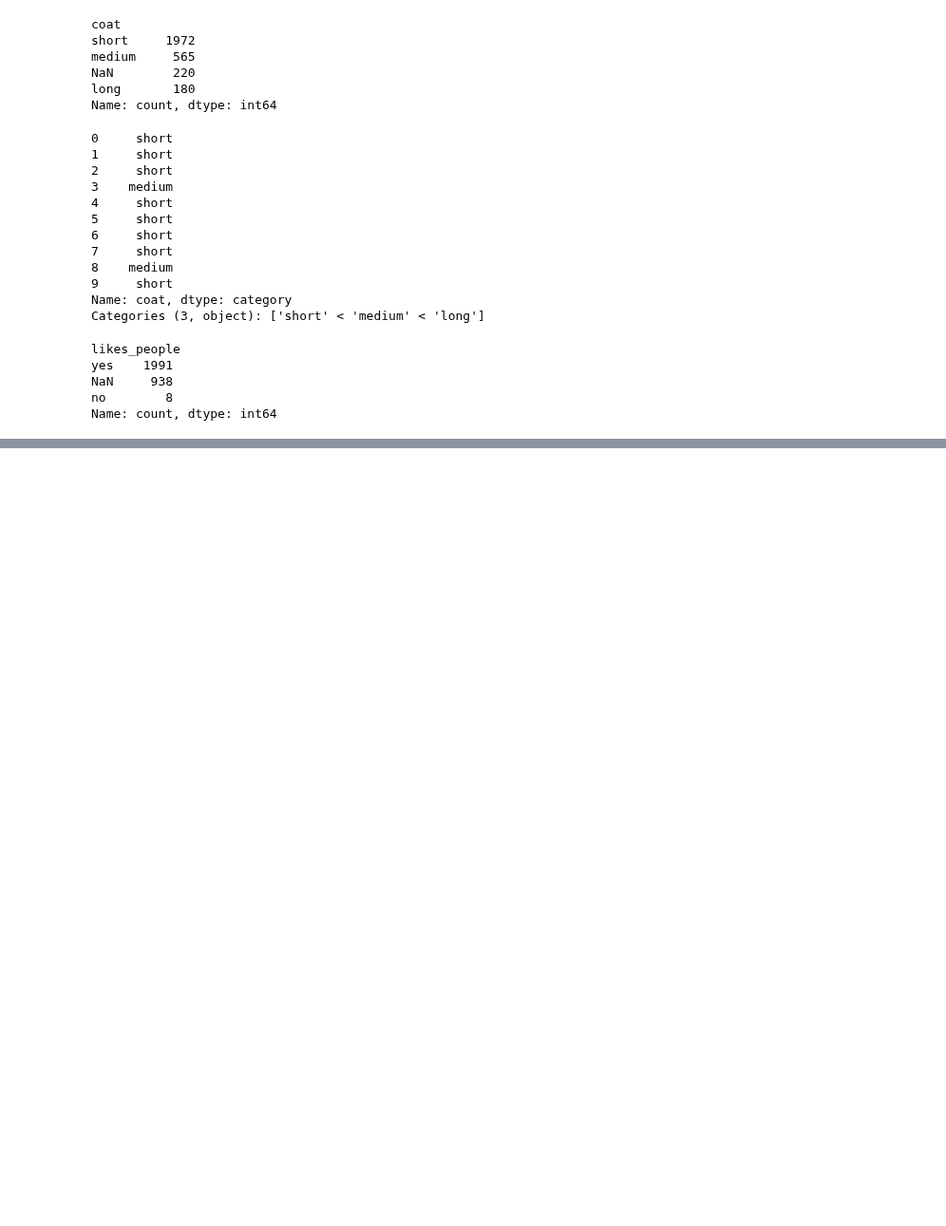
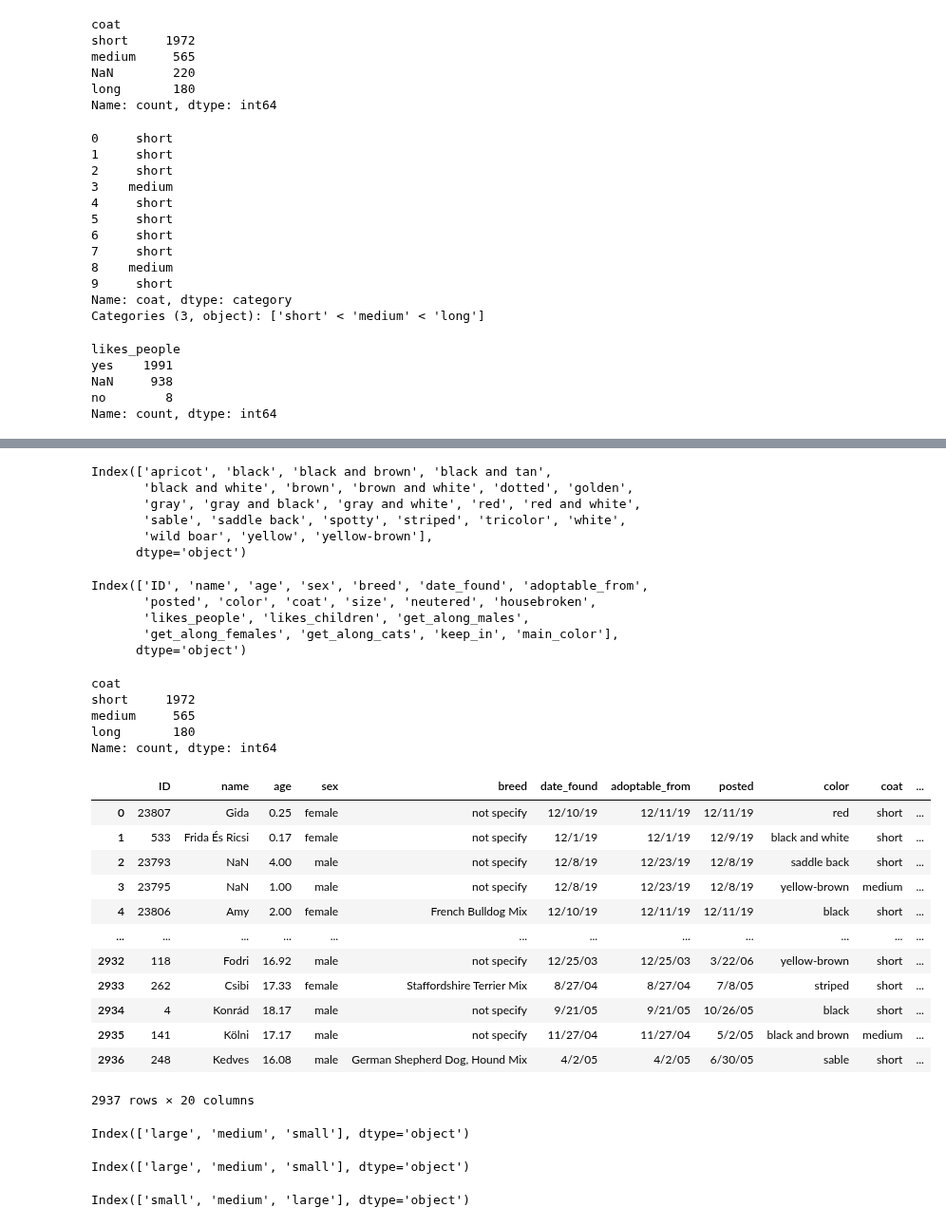
Before and after one commit to TeslimAdeyanju/studynote1-Python-for-Finance-Data-Science-My-Learning-Journey, a Jupyter notebook: python-datacamp/python_data_camp_note/11-Categorical Data Analysis/Chapter-11.ipynb, the cells around one changed output, grey strips where cells are left out. Shown at 95% size. Saved outputs shown, nothing was run; the diff lists cells and outputs as text; code cells hidden in the pictures; blank space fills up the shorter version.

```diff
--- a/python-datacamp/python_data_camp_note/11-Categorical Data Analysis/Chapter-11.ipynb
+++ b/python-datacamp/python_data_camp_note/11-Categorical Data Analysis/Chapter-11.ipynb
@@ -397,0 +497,3 @@ memory usage: 3.1 KB
+# %%
+# rename the catego
+dogs['breed']= dogs['breed'].cat.rename_categories(my_changes)
@@ -397,0 +537,2 @@ memory usage: 3.1 KB
+# %%
+dogs['color'] = dogs['color'].astype('category')
@@ -397,0 +548,59 @@ memory usage: 3.1 KB
+# %%
+dogs['color'].cat.categories
+# %% [output]
+Index(['apricot', 'black', 'black and brown', 'black and tan',
+       'black and white', 'brown', 'brown and white', 'dotted', 'golden',
+       'gray', 'gray and black', 'gray and white', 'red', 'red and white',
+       'sable', 'saddle back', 'spotty', 'striped', 'tricolor', 'white',
+       'wild boar', 'yellow', 'yellow-brown'],
+      dtype='object')
+# %%
+update_colors = { "black and brown": "black", "black and tan": "black", "black and white": "black", }
+# %%
+dogs["main_color"] = dogs["color"].replace(update_colors)
+# %%
+dogs.keys()
+# %% [output]
+Index(['ID', 'name', 'age', 'sex', 'breed', 'date_found', 'adoptable_from',
+       'posted', 'color', 'coat', 'size', 'neutered', 'housebroken',
+       'likes_people', 'likes_children', 'get_along_males',
+       'get_along_females', 'get_along_cats', 'keep_in', 'main_color'],
+      dtype='object')
+# %%
+dogs['coat'].value_counts()
+# %% [output]
+coat
+short     1972
+medium     565
+long       180
+Name: count, dtype: int64
+# %%
+dogs
+# %% [output]
+|  | ID | name | age | sex | breed | date_found | adoptable_from | posted | color | coat | ... |
+| 0 | 23807 | Gida | 0.25 | female | not specify | 12/10/19 | 12/11/19 | 12/11/19 | red | short | ... |
+| 1 | 533 | Frida És Ricsi | 0.17 | female | not specify | 12/1/19 | 12/1/19 | 12/9/19 | black and white | short | ... |
+| 2 | 23793 | NaN | 4.00 | male | not specify | 12/8/19 | 12/23/19 | 12/8/19 | saddle back | short | ... |
+| 3 | 23795 | NaN | 1.00 | male | not specify | 12/8/19 | 12/23/19 | 12/8/19 | yellow-brown | medium | ... |
+| 4 | 23806 | Amy | 2.00 | female | French Bulldog Mix | 12/10/19 | 12/11/19 | 12/11/19 | black | short | ... |
+| ... | ... | ... | ... | ... | ... | ... | ... | ... | ... | ... | ... |
+| 2932 | 118 | Fodri | 16.92 | male | not specify | 12/25/03 | 12/25/03 | 3/22/06 | yellow-brown | short | ... |
+| 2933 | 262 | Csibi | 17.33 | female | Staffordshire Terrier Mix | 8/27/04 | 8/27/04 | 7/8/05 | striped | short | ... |
+| 2934 | 4 | Konrád | 18.17 | male | not specify | 9/21/05 | 9/21/05 | 10/26/05 | black | short | ... |
+| 2935 | 141 | Kölni | 17.17 | male | not specify | 11/27/04 | 11/27/04 | 5/2/05 | black and brown | medium | ... |
+| 2936 | 248 | Kedves | 16.08 | male | German Shepherd Dog, Hound Mix | 4/2/05 | 4/2/05 | 6/30/05 | sable | short | ... |
+2937 rows × 20 columns
+# %%
+# Print out the current categories of the size variable
+
+# Convert size to category type first, since it appears to be an object type
+dogs['size'] = dogs['size'].astype("category")
+
+# Now print out the categories
+print(dogs['size'].cat.categories)
+# %% [output]
+Index(['large', 'medium', 'small'], dtype='object')
+# %%
+print(dogs["size"].cat.categories)
+# %% [output]
+Index(['large', 'medium', 'small'], dtype='object')
@@ -397,0 +613,4 @@ memory usage: 3.1 KB
+# %%
+dogs['size'].cat.categories
+# %% [output]
+Index(['small', 'medium', 'large'], dtype='object')
```
Also changed, not shown: parts of 19 cells of this notebook.
